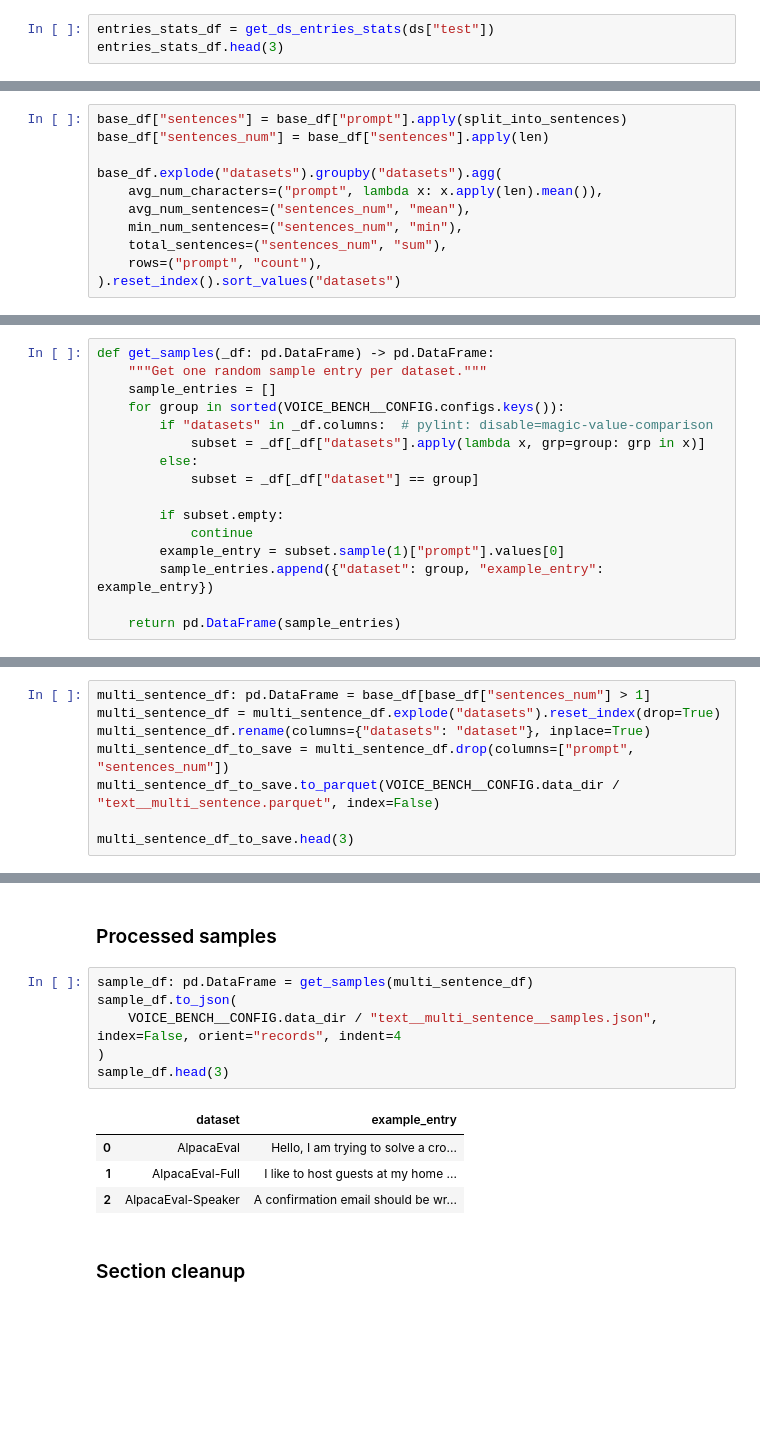
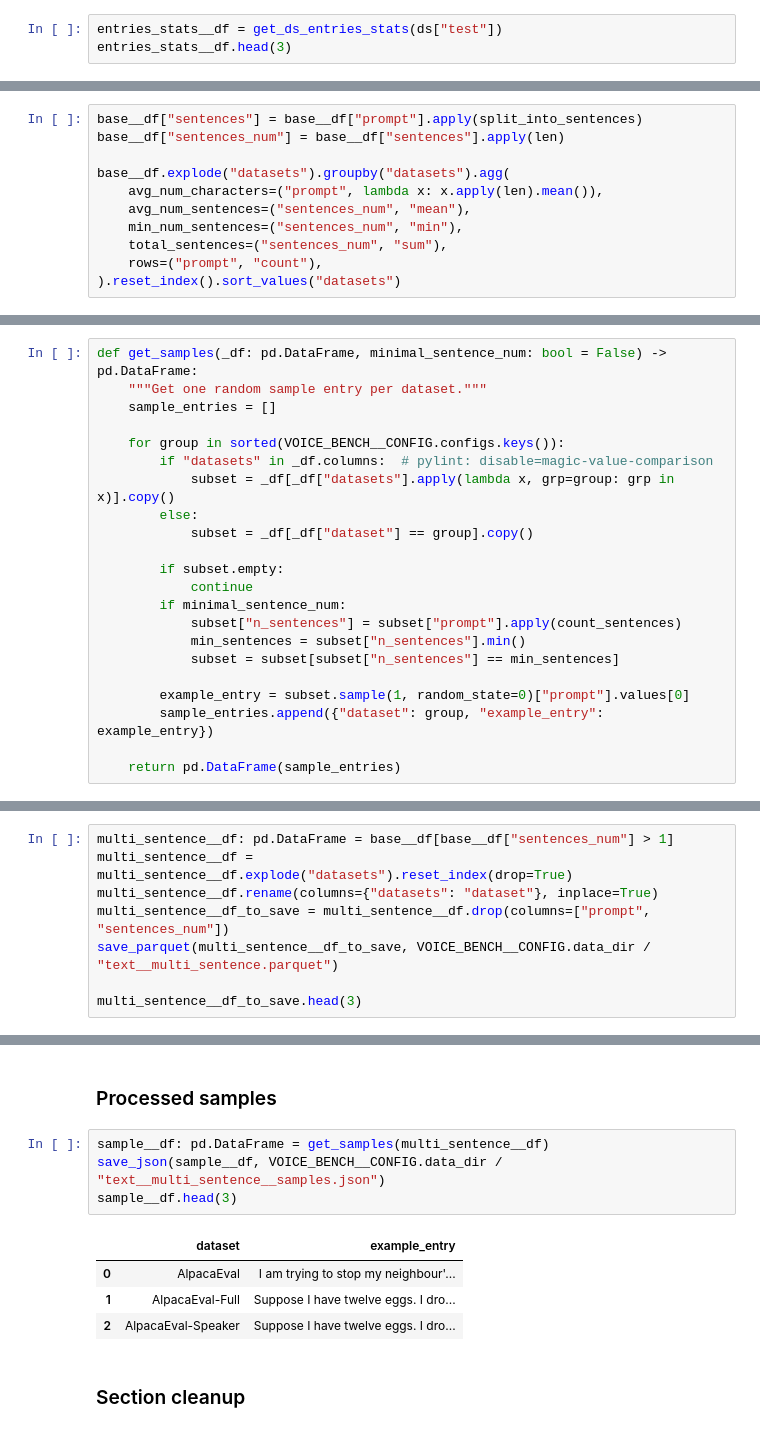
Before and after one commit to Pawlo77/MLLM-Shap, a Jupyter notebook: experiments/data_preparation/voice_bench.ipynb, the cells around one changed output, grey strips where cells are left out. Saved outputs shown, nothing was run; the diff lists cells and outputs as text; blank space fills up the shorter version.

```diff
--- a/experiments/data_preparation/voice_bench.ipynb
+++ b/experiments/data_preparation/voice_bench.ipynb
@@ -115,8 +115,8 @@ def get_ds_stats(_ds: Dataset, _entries_stats_df: pd.DataFrame) -> pd.DataFrame:
     }
     return pd.DataFrame([stats])
 # %%
-entries_stats_df = get_ds_entries_stats(ds["test"])
-entries_stats_df.head(3)
+entries_stats__df = get_ds_entries_stats(ds["test"])
+entries_stats__df.head(3)
 # %% [output]
 Device set to use mps:0
 |  | prompt | num_characters | is_english | num_sentences |
@@ -325,10 +312,10 @@ pd.DataFrame(
 # %% [markdown]
 ### Stats for processed datasets
 # %%
-base_df["sentences"] = base_df["prompt"].apply(split_into_sentences)
-base_df["sentences_num"] = base_df["sentences"].apply(len)
+base__df["sentences"] = base__df["prompt"].apply(split_into_sentences)
+base__df["sentences_num"] = base__df["sentences"].apply(len)
 
-base_df.explode("datasets").groupby("datasets").agg(
+base__df.explode("datasets").groupby("datasets").agg(
     avg_num_characters=("prompt", lambda x: x.apply(len).mean()),
     avg_num_sentences=("sentences_num", "mean"),
     min_num_sentences=("sentences_num", "min"),
@@ -370,18 +344,24 @@ pd.DataFrame(
 
 ### Processed samples
 # %%
-def get_samples(_df: pd.DataFrame) -> pd.DataFrame:
+def get_samples(_df: pd.DataFrame, minimal_sentence_num: bool = False) -> pd.DataFrame:
     """Get one random sample entry per dataset."""
     sample_entries = []
+
     for group in sorted(VOICE_BENCH__CONFIG.configs.keys()):
         if "datasets" in _df.columns:  # pylint: disable=magic-value-comparison
-            subset = _df[_df["datasets"].apply(lambda x, grp=group: grp in x)]
+            subset = _df[_df["datasets"].apply(lambda x, grp=group: grp in x)].copy()
         else:
-            subset = _df[_df["dataset"] == group]
+            subset = _df[_df["dataset"] == group].copy()
 
         if subset.empty:
             continue
-        example_entry = subset.sample(1)["prompt"].values[0]
+        if minimal_sentence_num:
+            subset["n_sentences"] = subset["prompt"].apply(count_sentences)
+            min_sentences = subset["n_sentences"].min()
+            subset = subset[subset["n_sentences"] == min_sentences]
+
+        example_entry = subset.sample(1, random_state=0)["prompt"].values[0]
         sample_entries.append({"dataset": group, "example_entry": example_entry})
 
     return pd.DataFrame(sample_entries)
@@ -405,13 +387,13 @@ del stats_df, dt, df, non_english_prompts, sample_df
 # %% [markdown]
 For hybrid inputs to the model we need to filter out only entries containing more than 1 sentence and separate prompts into sentences.
 # %%
-multi_sentence_df: pd.DataFrame = base_df[base_df["sentences_num"] > 1]
-multi_sentence_df = multi_sentence_df.explode("datasets").reset_index(drop=True)
-multi_sentence_df.rename(columns={"datasets": "dataset"}, inplace=True)
-multi_sentence_df_to_save = multi_sentence_df.drop(columns=["prompt", "sentences_num"])
-multi_sentence_df_to_save.to_parquet(VOICE_BENCH__CONFIG.data_dir / "text__multi_sentence.parquet", index=False)
+multi_sentence__df: pd.DataFrame = base__df[base__df["sentences_num"] > 1]
+multi_sentence__df = multi_sentence__df.explode("datasets").reset_index(drop=True)
+multi_sentence__df.rename(columns={"datasets": "dataset"}, inplace=True)
+multi_sentence__df_to_save = multi_sentence__df.drop(columns=["prompt", "sentences_num"])
+save_parquet(multi_sentence__df_to_save, VOICE_BENCH__CONFIG.data_dir / "text__multi_sentence.parquet")
 
-multi_sentence_df_to_save.head(3)
+multi_sentence__df_to_save.head(3)
 # %% [output]
 |  | dataset | sentences |
 | 0 | MMSU | [ According to Altman, justificat... |
@@ -465,16 +431,14 @@ pd.DataFrame(
 
 ### Processed samples
 # %%
-sample_df: pd.DataFrame = get_samples(multi_sentence_df)
-sample_df.to_json(
-    VOICE_BENCH__CONFIG.data_dir / "text__multi_sentence__samples.json", index=False, orient="records", indent=4
-)
-sample_df.head(3)
+sample__df: pd.DataFrame = get_samples(multi_sentence__df)
+save_json(sample__df, VOICE_BENCH__CONFIG.data_dir / "text__multi_sentence__samples.json")
+sample__df.head(3)
 # %% [output]
 |  | dataset | example_entry |
-| 0 | AlpacaEval | Hello, I am trying to solve a cro... |
-| 1 | AlpacaEval-Full | I like to host guests at my home ... |
-| 2 | AlpacaEval-Speaker | A confirmation email should be wr... |
+| 0 | AlpacaEval | I am trying to stop my neighbour'... |
+| 1 | AlpacaEval-Full | Suppose I have twelve eggs. I dro... |
+| 2 | AlpacaEval-Speaker | Suppose I have twelve eggs. I dro... |
 # %% [markdown]
 ### Section cleanup
 # %%
```
Also changed, not shown: parts of 40 cells of this notebook, 6 other files.
